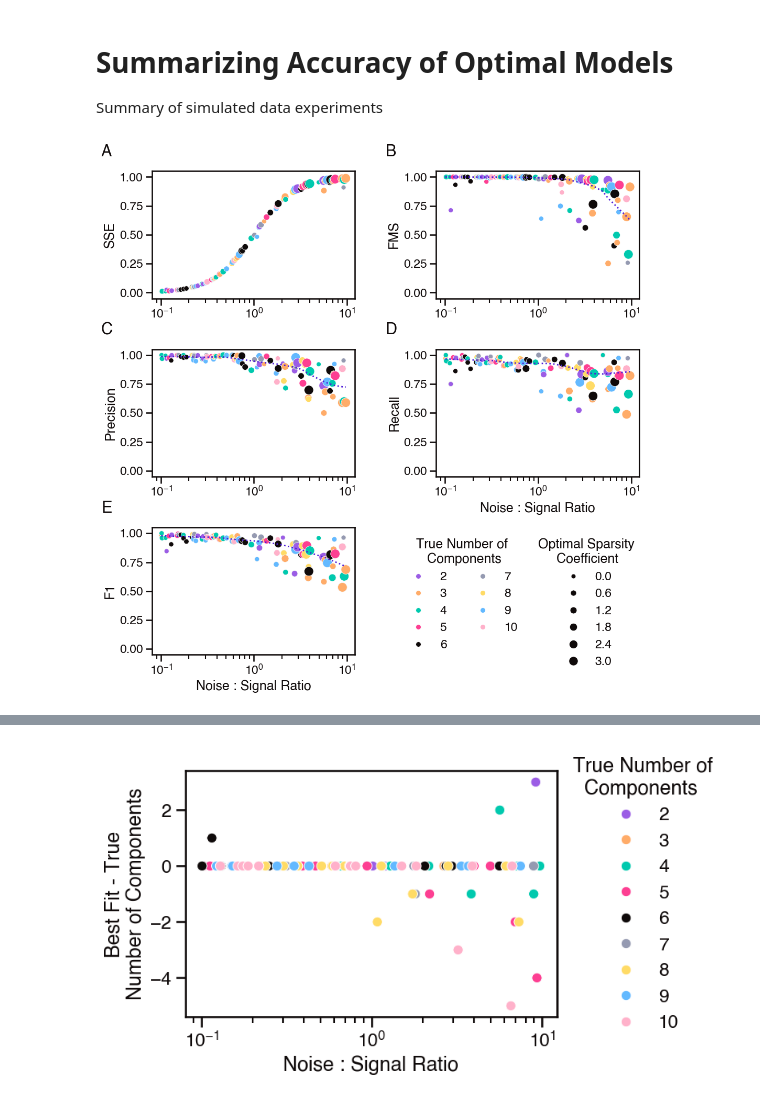
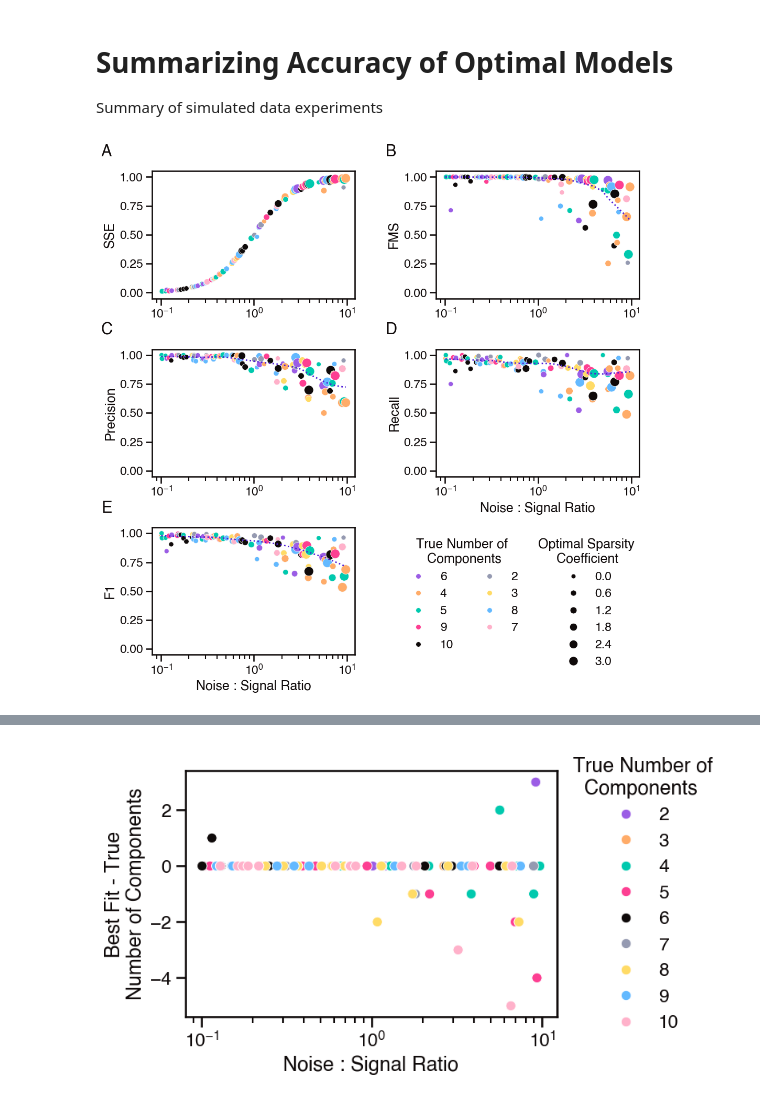
Before and after one commit to blasks/barnacle-manuscript, a Jupyter notebook: analyses/1-simulation/2-cv-workflow-validation.ipynb, the cells around one changed output, grey strips where cells are left out. Drawn from its saved outputs; the diff is of its cells as text; code cells hidden in the pictures.

```diff
--- a/analyses/1-simulation/2-cv-workflow-validation.ipynb
+++ b/analyses/1-simulation/2-cv-workflow-validation.ipynb
@@ -124,7 +124,7 @@ annot_kwgs = {
 # %%
 # look at data
 
-data_dir = Path('../../data/1-simulation/archive/')
+data_dir = Path('../../data/1-simulation/')
 out_dir = Path('../../figures/1-simulation/')
 results_df = pd.read_csv(data_dir / 'cv_data.csv')
 
@@ -189,10 +189,8 @@ simulation_info_df
 gt_df = results_df[results_df['modeled_replicate'] == results_df['comparison_replicate']]
 gt_df = gt_df[[
     'simulation_id', 'rank', 'lambda', 'modeled_replicate', 'n_components', 'mean_gene_sparsity', 'relative_sse',
-    'true_fms', 'recovery', 'relevance', 'precision', 'recall'
+    'true_fms', 'recovery', 'relevance', 'precision', 'recall', 'f1'
 ]].reset_index(drop=True)
-# derived metrics
-gt_df['f1'] = (2 * gt_df['precision'] * gt_df['recall']) / (gt_df['precision'] + gt_df['recall'])
 
 # generate separate dataframe for aggregated metrics
 gt_df_agg = gt_df.groupby([
@@ -365,39 +363,47 @@ plot_df = pd.merge(
 )
 
 # fix rank labels
 plot_df['components'] = plot_df['simulation_rank'].astype('str')
 plot_df = plot_df.sort_values('noise_level')
 
-# plot each metric
-metrics = ['gt_sse_mean', 'gt_fms_mean', 'gt_precision_mean', 'gt_recall_mean', 'gt_f1_mean']
-for i, metric in enumerate(metrics):
+# set metric labels
+labels = {
+    'gt_sse_mean': 'SSE',
+    'gt_fms_mean': 'FMS',
+    'gt_precision_mean': 'Precision',
+    'gt_recall_mean': 'Recall',
+    'gt_f1_mean': 'F1',
+}
+
+# plot data for each metric
+for i, metric in enumerate(labels.keys()):
     # make new axis
     axis = fig.add_subplot(gs[(i // 2), (i % 2)])
     axis.annotate({0: 'A', 1: 'B', 2: 'C', 3: 'D', 4: 'E'}[i], xy=(-0.25, 1.15), **annot_kwgs)
     # make legends
     if i == 3:
-        sns.scatterplot(x=ind_var, y=metric, hue='components', s=50, data=summary_df, ax=axis, legend=True)
+        sns.scatterplot(x='noise_level', y=metric, hue='components', s=50, data=plot_df, ax=axis, legend=True)
         axis.legend(title='True Number of\n   Components', loc='upper left', ncol=2, bbox_to_anchor=(-0.2, -0.4))
     if i == 4:
-        sns.scatterplot(x=ind_var, y=metric, size='gt_lambda', color=accent_colors[4], data=summary_df, ax=axis, legend=True)
+        sns.scatterplot(x='noise_level', y=metric, size='gt_lambda', color=accent_colors[4], data=plot_df, ax=axis, legend=True)
         axis.legend(title='Optimal Sparsity\n     Coefficient', loc='upper left', bbox_to_anchor=(1.85, 1))
     # plot data
     sns.scatterplot(
         x='noise_level', y=metric, hue='components', size='gt_lambda', data=plot_df, ax=axis, legend=False
     )
     # plot LOWESS smoothed line
     if i:
         smoothed_line = sm.nonparametric.lowess(plot_df[metric], plot_df['log_noise'], frac = 0.3)
         sns.lineplot(x=plot_df['noise_level'], y=smoothed_line[:, 1], color=accent_colors[9], linestyle=':', legend=False)
     # fix labels
     if i > 2:
         axis.set(ylabel=labels[metric], xlabel='Noise : Signal Ratio', xscale='log', ylim=[-0.05, 1.05])
     else:
         axis.set(ylabel=labels[metric], xlabel='', xscale='log', ylim=[-0.05, 1.05])
 
 plt.savefig(out_dir / 'simulation-optimal-model-summary.png', bbox_inches='tight')
 # %% [output]
-[figure, old version]
+[figure, new version]
 # %%
 # look at statistics of optimal models
 
```
Also changed, not shown: parts of 25 cells of this notebook, 1 other file.
